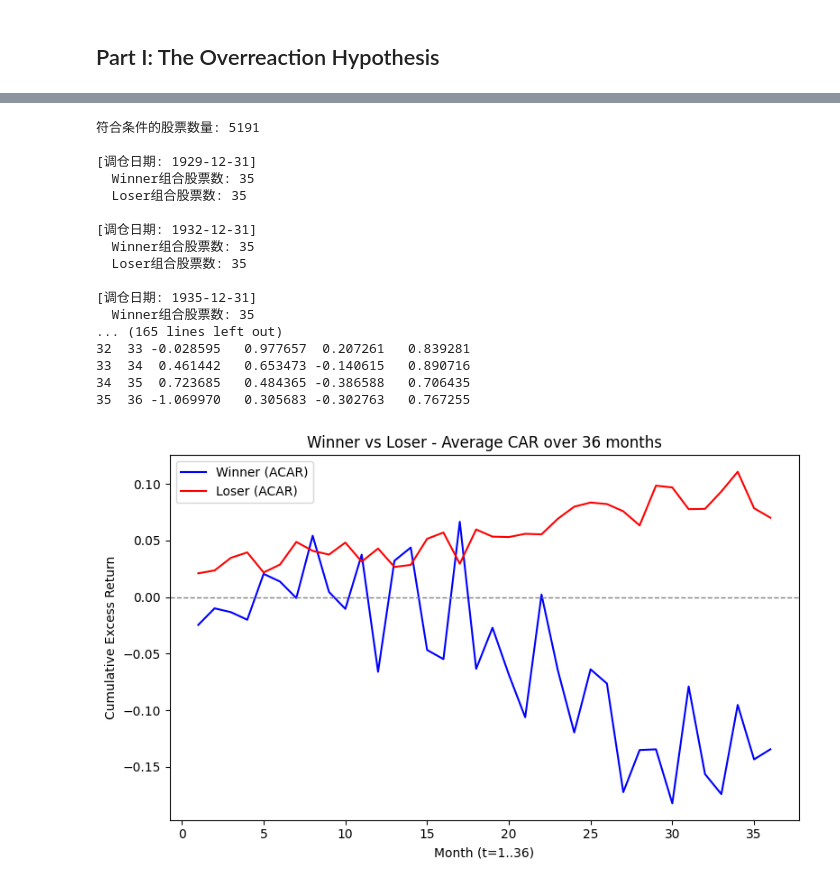
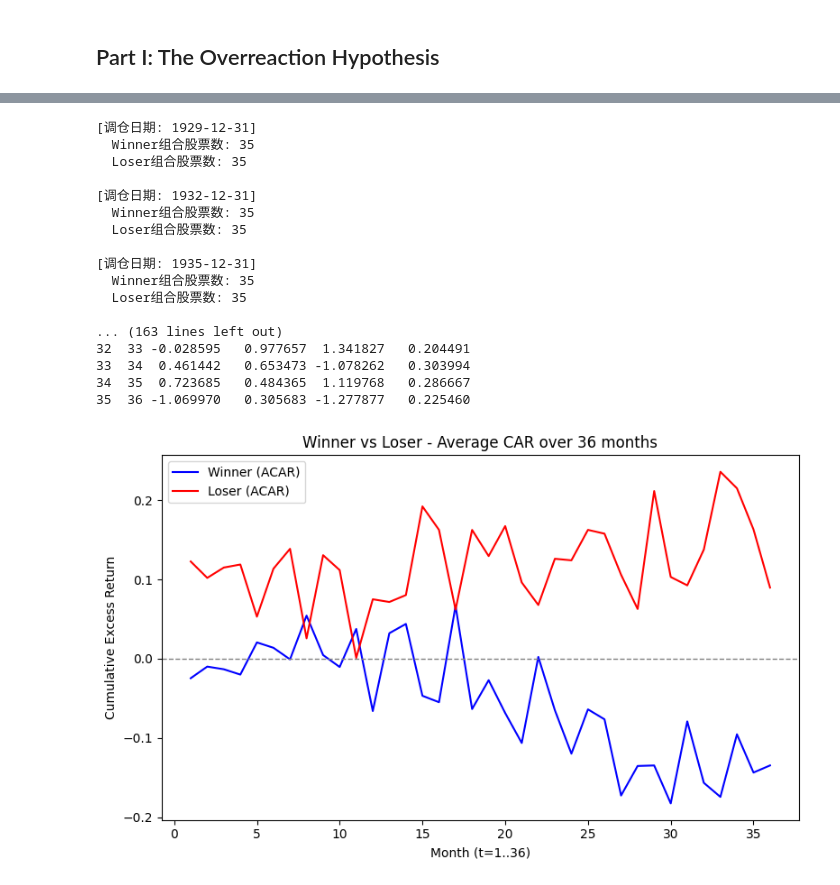
Before and after one commit to FlyingParachute/MathFin_PortfolioMgmt, a Jupyter notebook: notebooks/zxj.ipynb, the cells around one changed output, grey strips where cells are left out. Cells and saved outputs as stored; diff of their text form; code cells hidden in the pictures.

```diff
--- a/notebooks/zxj.ipynb
+++ b/notebooks/zxj.ipynb
@@ -3,38 +66,4 @@
 # %%
-import pandas as pd
-import numpy as np
-from scipy.stats import ttest_ind, ttest_1samp
-import matplotlib.pyplot as plt
-import warnings
-warnings.filterwarnings("ignore")
-
-
-# =====================================================================
-# ===================== 第 1 节：读取 & 清洗数据 ======================
-# =====================================================================
-
-data_path = '../data/monthly/monthly.csv'
-monthly_raw_data = pd.read_csv(data_path)
-
-# 将 RETX、ewretd 转为数值型
-monthly_raw_data['RETX'] = pd.to_numeric(monthly_raw_data['RETX'], errors='coerce')
-monthly_raw_data['ewretd'] = pd.to_numeric(monthly_raw_data['ewretd'], errors='coerce')
-
-# 用 (RETX - ewretd) 得到“超额收益”
-monthly_raw_data['RETX'] = monthly_raw_data['RETX'] - monthly_raw_data['ewretd']
-
-# 去除 NaN
-cleaned_data = monthly_raw_data.dropna(subset=['RETX'])
-
-# 转换日期
-cleaned_data['date'] = pd.to_datetime(cleaned_data['date'])
-
-# 保证每支股票 >= 85 个月的数据
-stocks_with_enough_data = cleaned_data.groupby('PERMNO').filter(lambda x: len(x) >= 85)
-
-# 按 (PERMNO, date) 排序
-stocks_with_enough_data = stocks_with_enough_data.sort_values(['PERMNO','date']).reset_index(drop=True)
-print(f"符合条件的股票数量: {stocks_with_enough_data['PERMNO'].nunique()}")
 
 
 # =====================================================================
@@ -110,6 +139,8 @@ for start_dt in portfolio_starts:
 
     # 排序，选最高35(赢家), 最低35(输家)
     portfolio_data = portfolio_data.sort_values('cum_excess_return', ascending=False)
+    # 先删除cum_excess_return缺失的行
+    portfolio_data = portfolio_data.dropna(subset=['cum_excess_return'])
     winner_ids = portfolio_data.head(35)['PERMNO']
     loser_ids  = portfolio_data.tail(35)['PERMNO']
 
@@ -288,38 +319,38 @@ print(acar[['t','ACAR_w','ACAR_l','diff']])  # 只展示主要列
 
 print("\n====== (ACAR_l - ACAR_w) T检验(简易) ======")
 print(ttest_df)
 
 print("\n====== 单月平均残差回报的单样本 T检验 ======")
 print(single_ttest_df)
 
 
 # ---------- 绘制 Winner vs Loser 的平均累计超额收益曲线 (基于 ACAR) ----------
 plt.figure(figsize=(8,5))
 plt.plot(acar['t'], acar['ACAR_w'], label='Winner (ACAR)', color='blue')
 plt.plot(acar['t'], acar['ACAR_l'], label='Loser (ACAR)', color='red')
 plt.axhline(y=0, color='gray', linestyle='--', linewidth=1)
 plt.xlabel('Month (t=1..36)')
 plt.ylabel('Cumulative Excess Return')
 plt.title('Winner vs Loser - Average CAR over 36 months')
 plt.legend()
 plt.tight_layout()
 plt.show()
 # %% [output]
-符合条件的股票数量: 5191
-
 [调仓日期: 1929-12-31]
   Winner组合股票数: 35
   Loser组合股票数: 35
 
 [调仓日期: 1932-12-31]
   Winner组合股票数: 35
   Loser组合股票数: 35
 
 [调仓日期: 1935-12-31]
   Winner组合股票数: 35
-... (165 lines left out)
-32  33 -0.028595   0.977657  0.207261   0.839281
-33  34  0.461442   0.653473 -0.140615   0.890716
-34  35  0.723685   0.484365 -0.386588   0.706435
-35  36 -1.069970   0.305683 -0.302763   0.767255
+  Loser组合股票数: 35
+
+... (163 lines left out)
+32  33 -0.028595   0.977657  1.341827   0.204491
+33  34  0.461442   0.653473 -1.078262   0.303994
+34  35  0.723685   0.484365  1.119768   0.286667
+35  36 -1.069970   0.305683 -1.277877   0.225460
-[figure, old version]
+[figure, new version]
```
Also changed, not shown: parts of 7 cells of this notebook, 1 other file.
